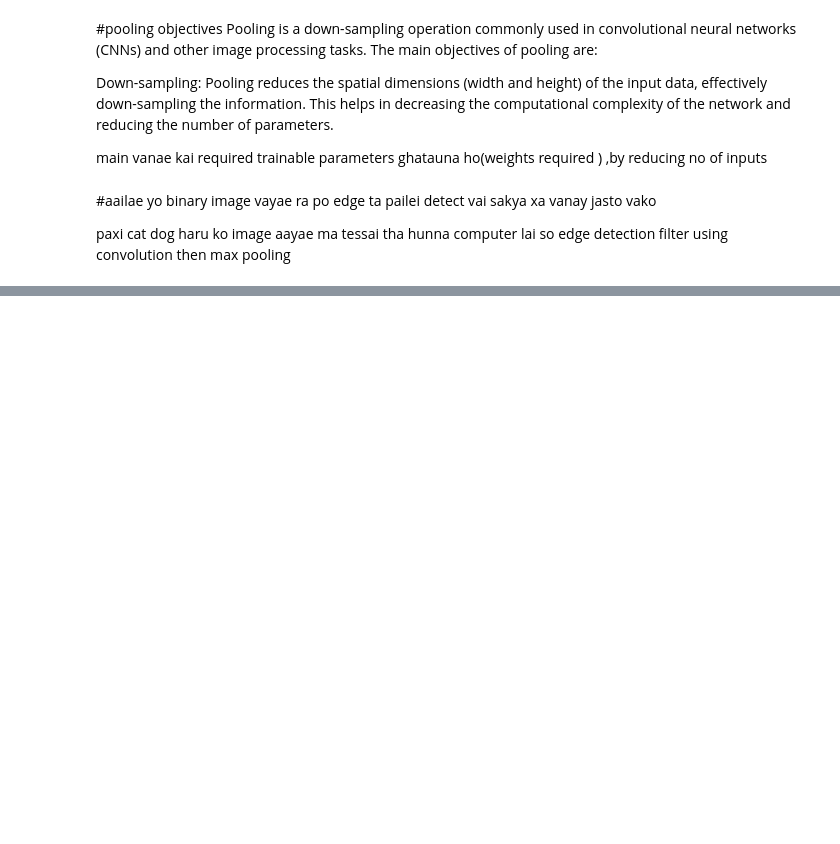
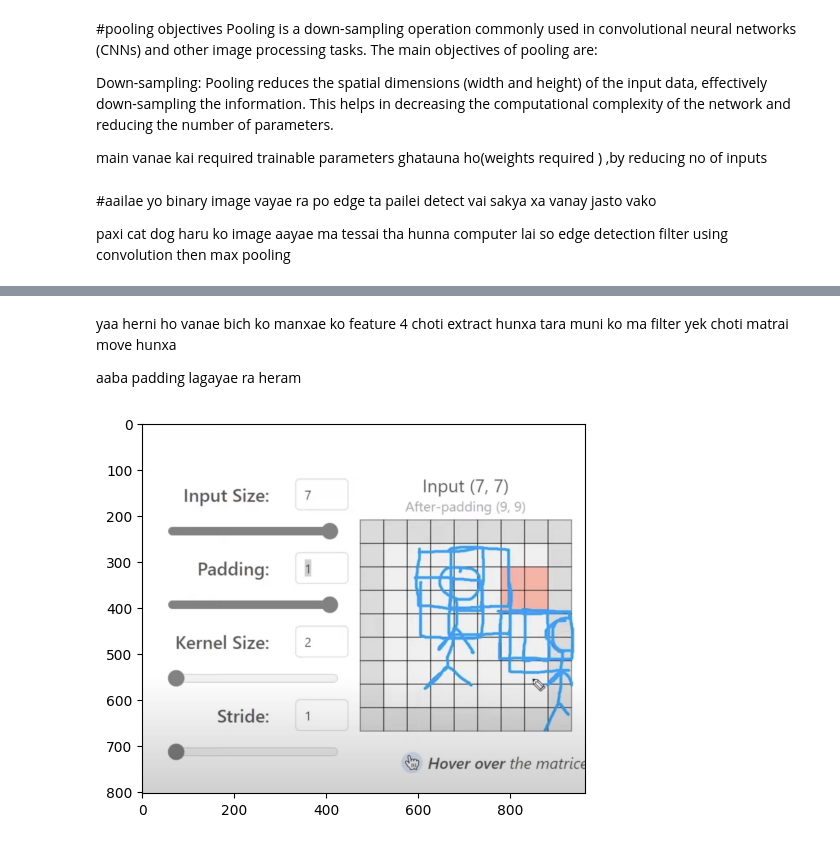
Before and after one commit to AadityaAdh/CNN_basics, a Jupyter notebook: CNN_basics.ipynb, the cells around one changed output, grey strips where cells are left out. Saved outputs shown, nothing was run; the diff lists cells and outputs as text; code cells hidden in the pictures; blank space fills up the shorter version.

```diff
--- a/CNN_basics.ipynb
+++ b/CNN_basics.ipynb
@@ -223,0 +297,11 @@ paxi cat dog haru ko image aayae ma tessai tha hunna computer lai so edge detect
+# %% [markdown]
+yaa herni ho vanae bich ko manxae ko feature 4 choti extract hunxa tara muni ko ma filter yek choti matrai move hunxa
+
+aaba padding lagayae ra heram
+# %%
+path="/content/padded.png"
+img=mpimg.imread(path)
+plt.imshow(img)
+plt.show()
+# %% [output]
+[figure, added]
```
Also changed, not shown: parts of 15 cells of this notebook.
